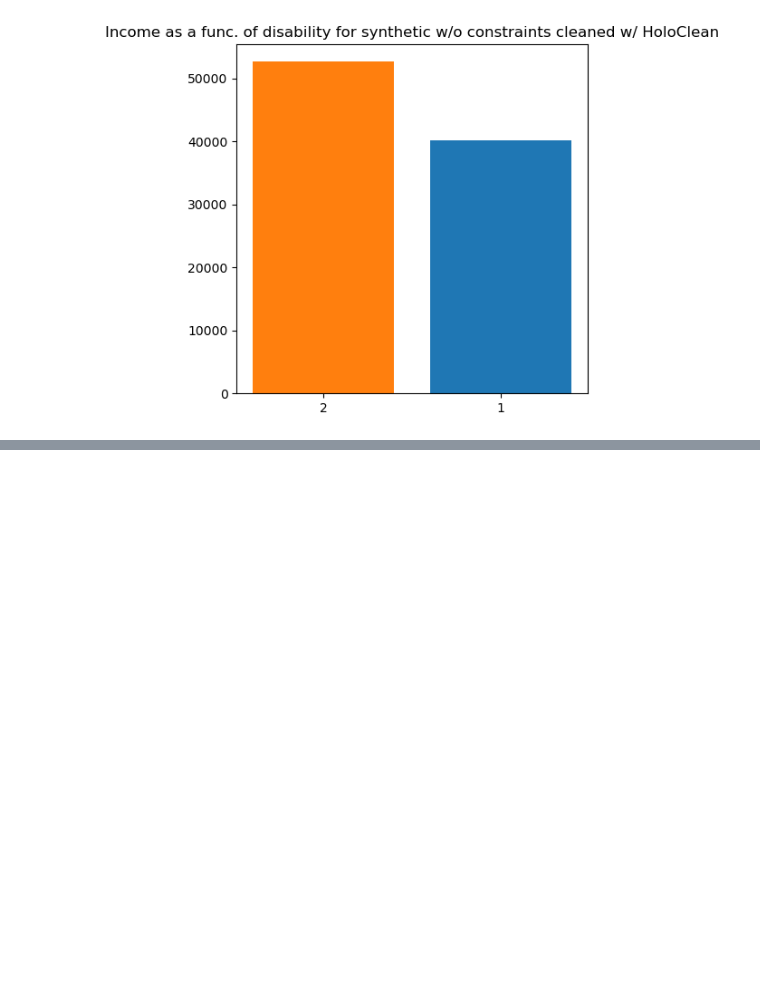
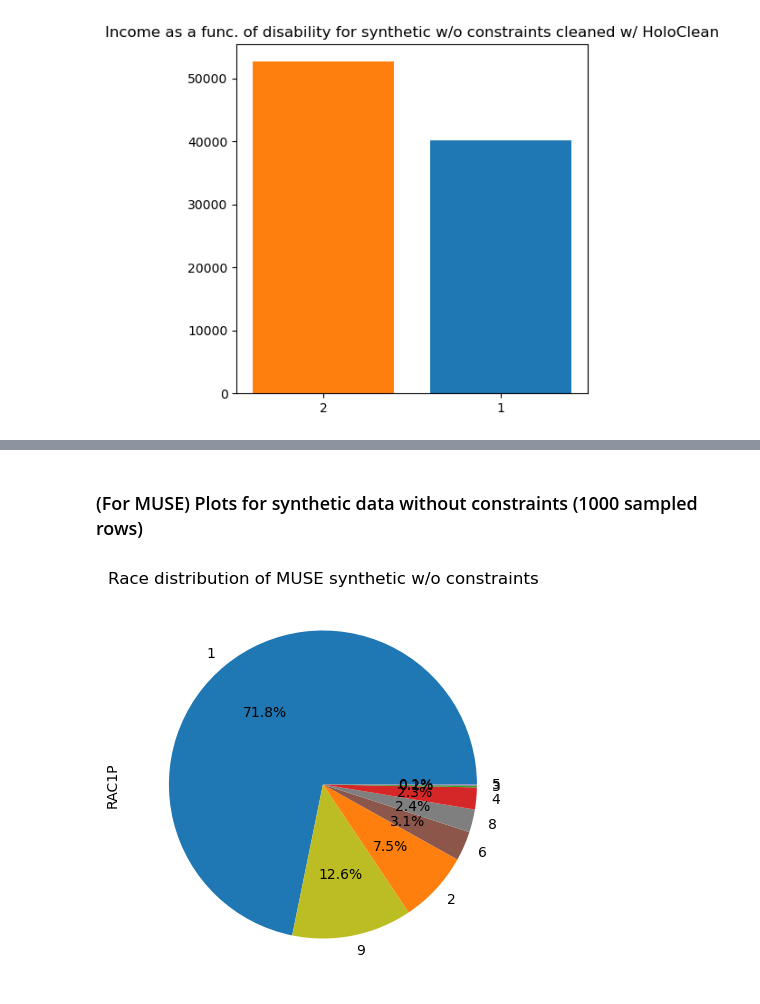
Before and after one commit to kushagraghosh/DataRepairAndFairness, a Jupyter notebook: data_repair_and_fairness.ipynb, the cells around one changed output, grey strips where cells are left out. Saved outputs shown, nothing was run; the diff lists cells and outputs as text; code cells hidden in the pictures; blank space fills up the shorter version.

Commit message:
Added MUSE step semantics graphs

```diff
--- a/data_repair_and_fairness.ipynb
+++ b/data_repair_and_fairness.ipynb
@@ -1057,0 +981,9 @@ display(avg_table_dis)
+# %% [markdown]
+### (For MUSE) Plots for synthetic data without constraints (1000 sampled rows)
+# %%
+fig, axs = plt.subplots(1,1, figsize=(5,5))
+piechart("Race distribution of MUSE synthetic w/o constraints", muse_synthetic_data, axs, 'RAC1P', race_label_mapping)
+plt.show()
+fig.savefig('plots/muse/race-synthetic-with-constraints-for-muse.png', bbox_inches='tight', dpi=300)
+# %% [output]
+[figure, added]
```
Also changed, not shown: parts of 45 cells of this notebook, 14 other files.
